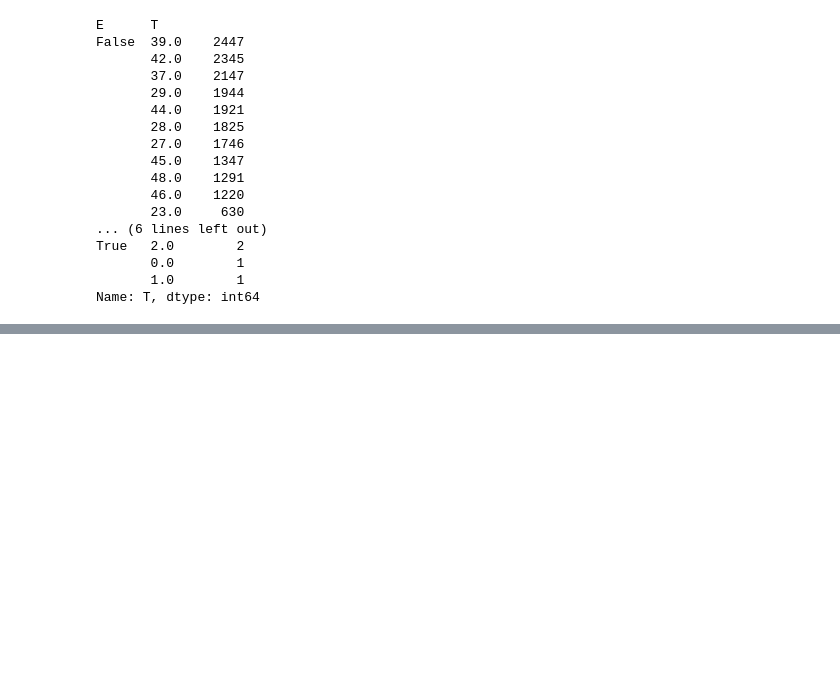
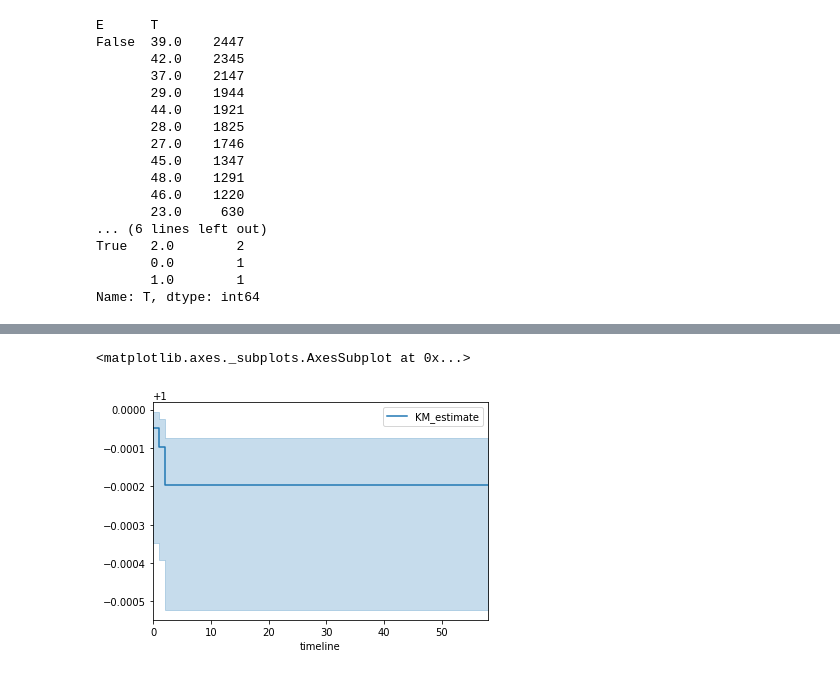
Before and after one commit to deepyaman/inauditus, a Jupyter notebook: notebooks/Hubei.ipynb, the cells around one changed output, grey strips where cells are left out. Saved outputs shown, nothing was run; the diff lists cells and outputs as text; code cells hidden in the pictures; blank space fills up the shorter version.

Commit message:
Add survival analysis code for Hubei-specific data

```diff
--- a/notebooks/Hubei.ipynb
+++ b/notebooks/Hubei.ipynb
@@ -160,0 +163,5 @@ Name: T, dtype: int64
+# %%
+from lifelines import KaplanMeierFitter
+
+kmf = KaplanMeierFitter()
+kmf.fit(T, E)
@@ -160,0 +213,5 @@ Name: T, dtype: int64
+# %%
+kmf.plot_survival_function()
+# %% [output]
+<matplotlib.axes._subplots.AxesSubplot at 0x...>
+[figure, added]
```
Also changed, not shown: parts of 5 cells of this notebook, 1 other file.
